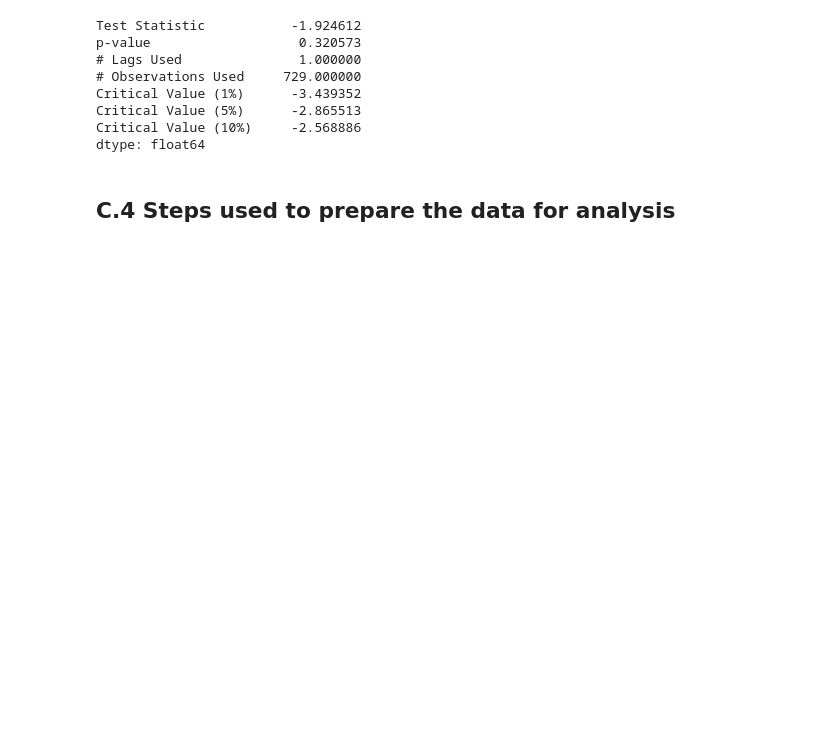
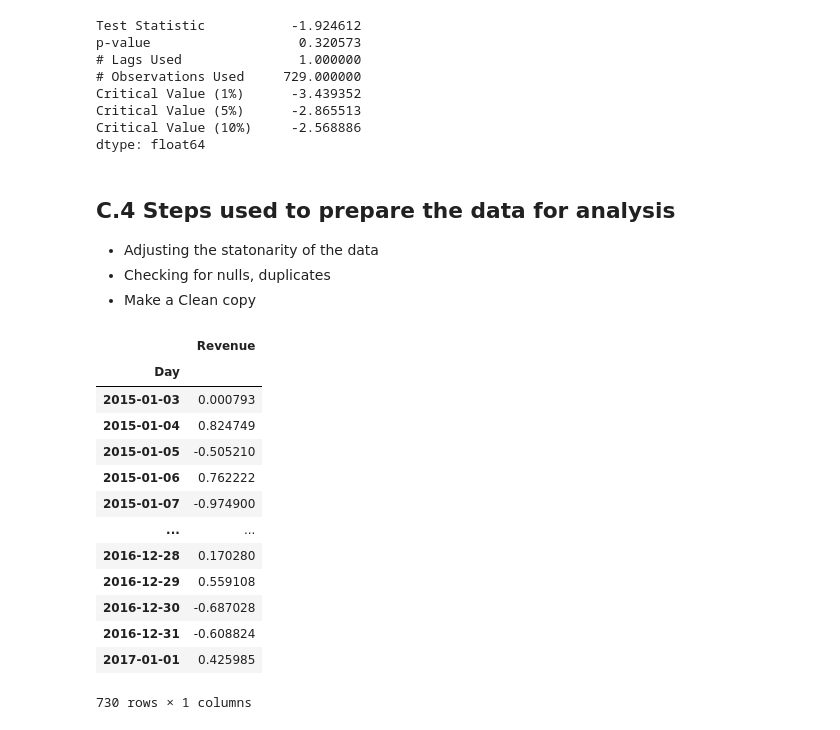
Before and after one commit to cfreeman22/D213, a Jupyter notebook: D213_task1.ipynb, the cells around one changed output. Drawn from its saved outputs; the diff is of its cells as text; code cells hidden in the pictures; blank space fills up the shorter version.

```diff
--- a/D213_task1.ipynb
+++ b/D213_task1.ipynb
@@ -79,3 +83,25 @@ Critical Value (10%)     -2.568886
 dtype: float64
 # %% [markdown]
 ## __C.4 Steps used to prepare the data for analysis__
+- Adjusting the statonarity of the data
+- Checking for nulls, duplicates
+- Make a Clean copy
+# %%
+#Making time series stationary
+data_diff = data.diff().dropna()
+data_diff
+# %% [output]
+|  | Revenue |
+| Day |  |
+| 2015-01-03 | 0.000793 |
+| 2015-01-04 | 0.824749 |
+| 2015-01-05 | -0.505210 |
+| 2015-01-06 | 0.762222 |
+| 2015-01-07 | -0.974900 |
+| ... | ... |
+| 2016-12-28 | 0.170280 |
+| 2016-12-29 | 0.559108 |
+| 2016-12-30 | -0.687028 |
+| 2016-12-31 | -0.608824 |
+| 2017-01-01 | 0.425985 |
+730 rows × 1 columns
```
Also changed, not shown: parts of 6 cells of this notebook.
